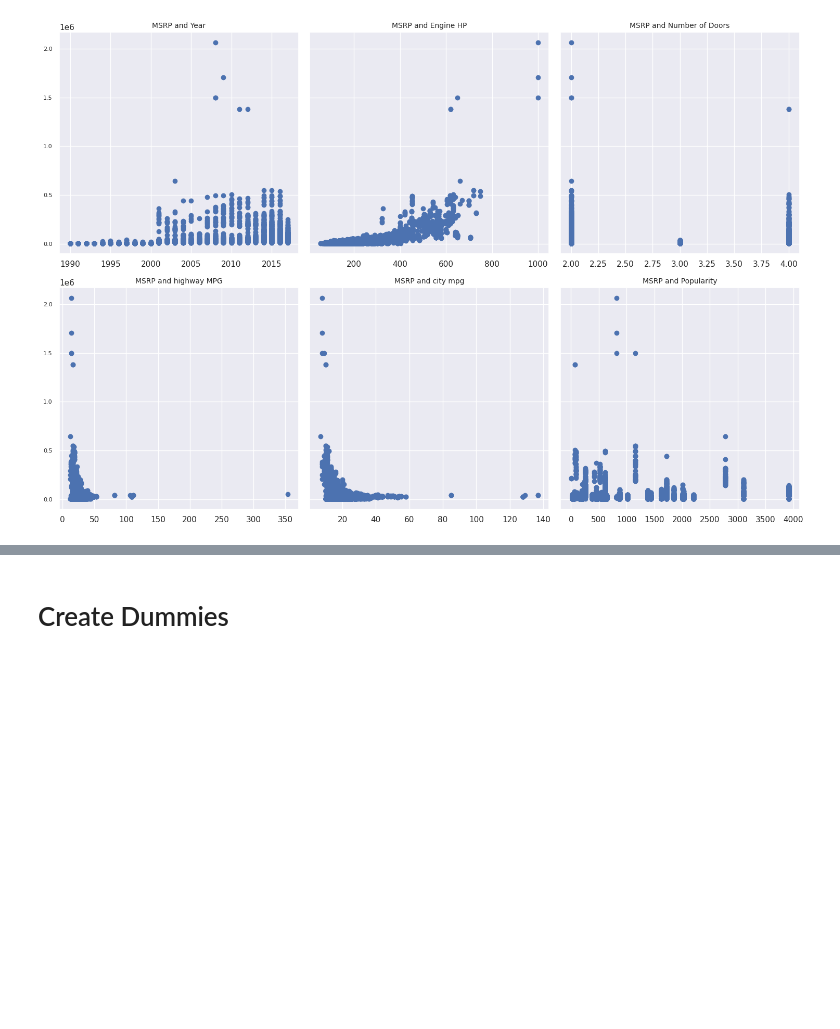
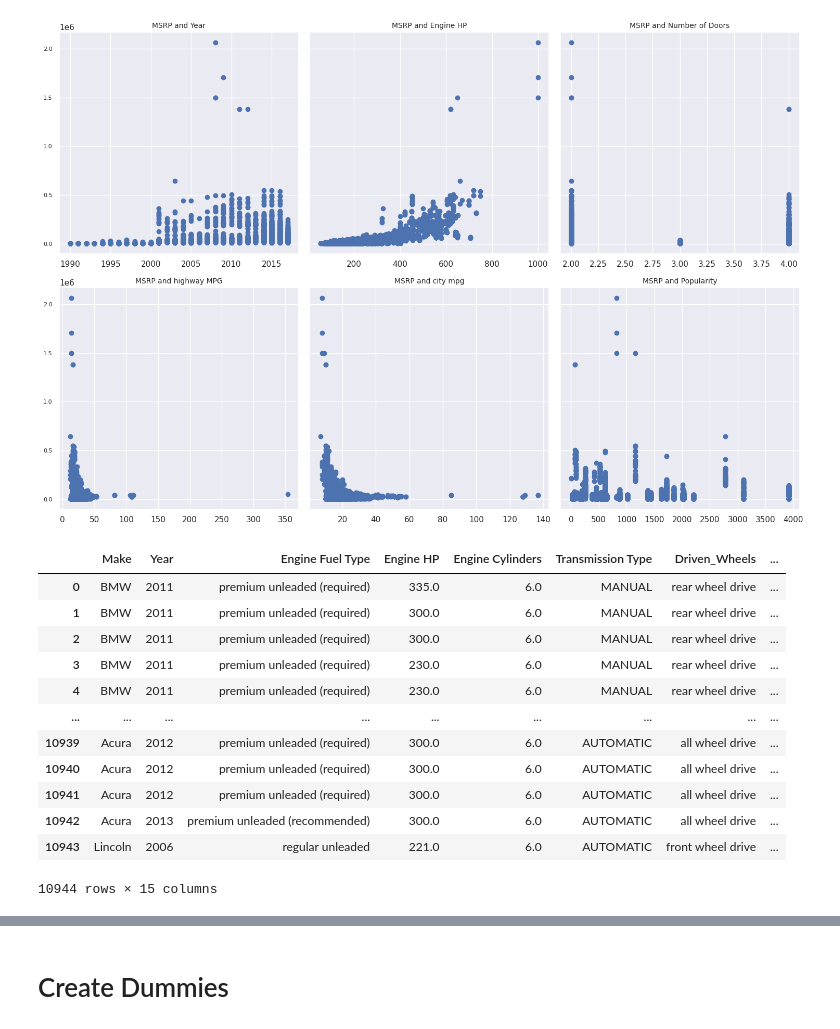
Before and after one commit to justinejoka/Scikit_learn_Car_Prediction, a Jupyter notebook: car-price-prediction-with-scikit-learn.ipynb, the cells around one changed output, grey strips where cells are left out. Saved outputs shown, nothing was run; the diff lists cells and outputs as text; code cells hidden in the pictures; blank space fills up the shorter version.

```diff
--- a/car-price-prediction-with-scikit-learn.ipynb
+++ b/car-price-prediction-with-scikit-learn.ipynb
@@ -298,3 +298,21 @@ plt.tight_layout()
 plt.show()
 # %% [output]
 [figure]
+# %%
+log_MSRP = np.log(data_cleaned['MSRP'])
+data_cleaned['log_MSRP'] = log_MSRP
+data_cleaned
+# %% [output]
+|  | Make | Year | Engine Fuel Type | Engine HP | Engine Cylinders | Transmission Type | Driven_Wheels | ... |
+| 0 | BMW | 2011 | premium unleaded (required) | 335.0 | 6.0 | MANUAL | rear wheel drive | ... |
+| 1 | BMW | 2011 | premium unleaded (required) | 300.0 | 6.0 | MANUAL | rear wheel drive | ... |
+| 2 | BMW | 2011 | premium unleaded (required) | 300.0 | 6.0 | MANUAL | rear wheel drive | ... |
+| 3 | BMW | 2011 | premium unleaded (required) | 230.0 | 6.0 | MANUAL | rear wheel drive | ... |
+| 4 | BMW | 2011 | premium unleaded (required) | 230.0 | 6.0 | MANUAL | rear wheel drive | ... |
+| ... | ... | ... | ... | ... | ... | ... | ... | ... |
+| 10939 | Acura | 2012 | premium unleaded (required) | 300.0 | 6.0 | AUTOMATIC | all wheel drive | ... |
+| 10940 | Acura | 2012 | premium unleaded (required) | 300.0 | 6.0 | AUTOMATIC | all wheel drive | ... |
+| 10941 | Acura | 2012 | premium unleaded (required) | 300.0 | 6.0 | AUTOMATIC | all wheel drive | ... |
+| 10942 | Acura | 2013 | premium unleaded (recommended) | 300.0 | 6.0 | AUTOMATIC | all wheel drive | ... |
+| 10943 | Lincoln | 2006 | regular unleaded | 221.0 | 6.0 | AUTOMATIC | front wheel drive | ... |
+10944 rows × 15 columns
```
Also changed, not shown: parts of 6 cells of this notebook.
